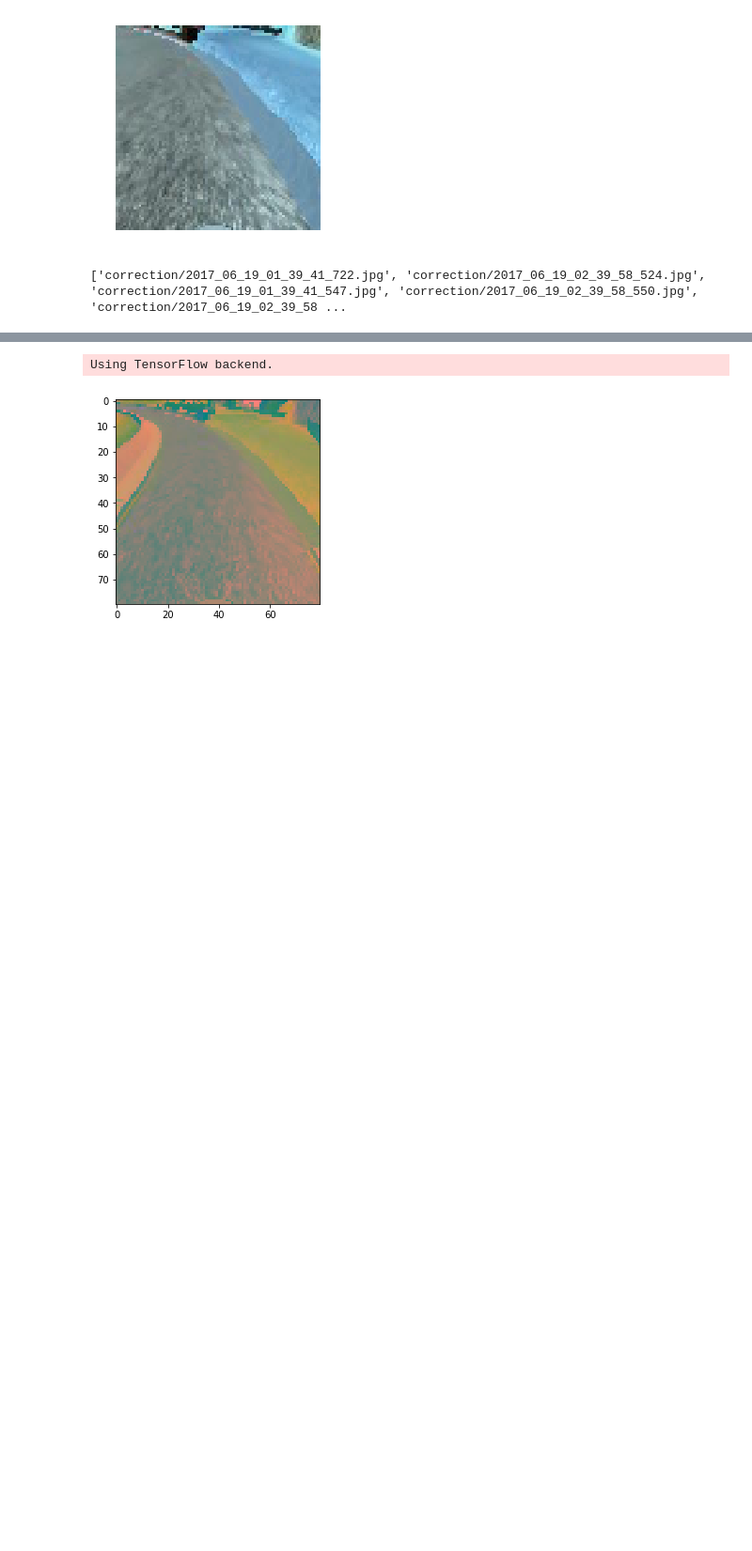
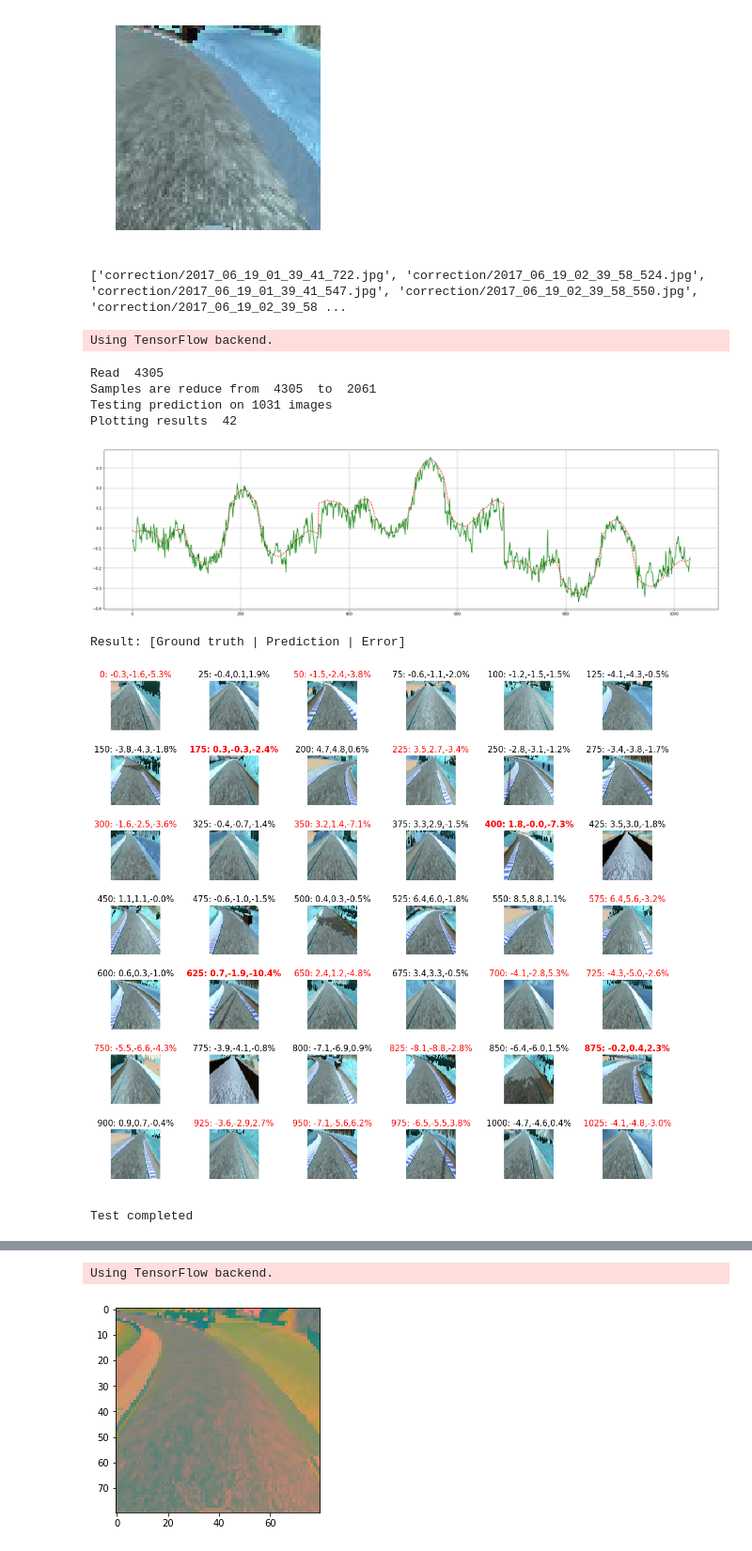
Before and after one commit to malichao/Behavioral-Cloning, a Jupyter notebook: Behavioral_Cloning.ipynb, the cells around one changed output, grey strips where cells are left out. Shown at 94% size. Cells and saved outputs as stored; diff of their text form; code cells hidden in the pictures; blank space fills up the shorter version.

```diff
--- a/Behavioral_Cloning.ipynb
+++ b/Behavioral_Cloning.ipynb
@@ -101,6 +101,19 @@ files = [os.path.join(path, file) for file in files]
 print(files)
 # %% [output]
 ['correction/2017_06_19_01_39_41_722.jpg', 'correction/2017_06_19_02_39_58_524.jpg', 'correction/2017_06_19_01_39_41_547.jpg', 'correction/2017_06_19_02_39_58_550.jpg', 'correction/2017_06_19_02_39_58 ...
+# %%
+import utils
+utils.test_model('model_nvidia3.h5','data/track1-test/',True)
+# %% [output]
+Using TensorFlow backend.
+Read  4305
+Samples are reduce from  4305  to  2061
+Testing prediction on 1031 images
+Plotting results  42
+[figure, added]
+Result: [Ground truth | Prediction | Error]
+[figure, added]
+Test completed
 # %%
 import utils
 utils.test_model('model_nvidia2.h5','data/track1-test/',True)
```
Also changed, not shown: parts of 4 cells of this notebook, 2 other files.
